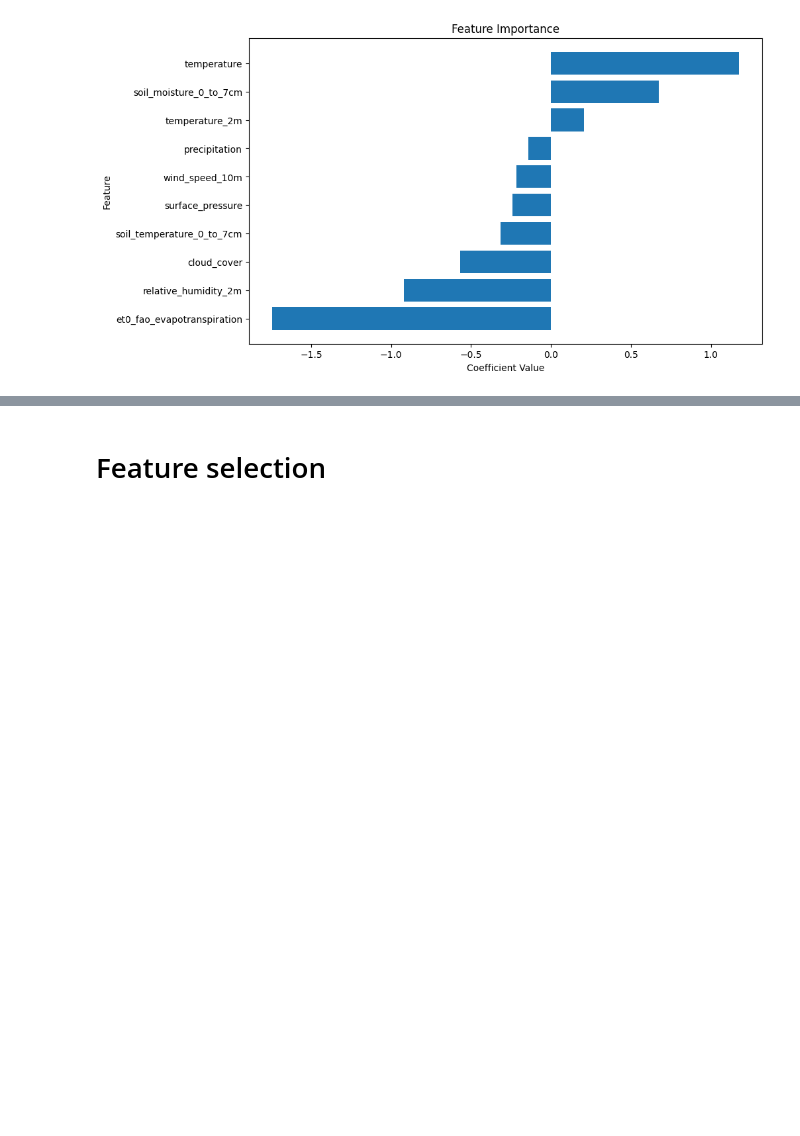
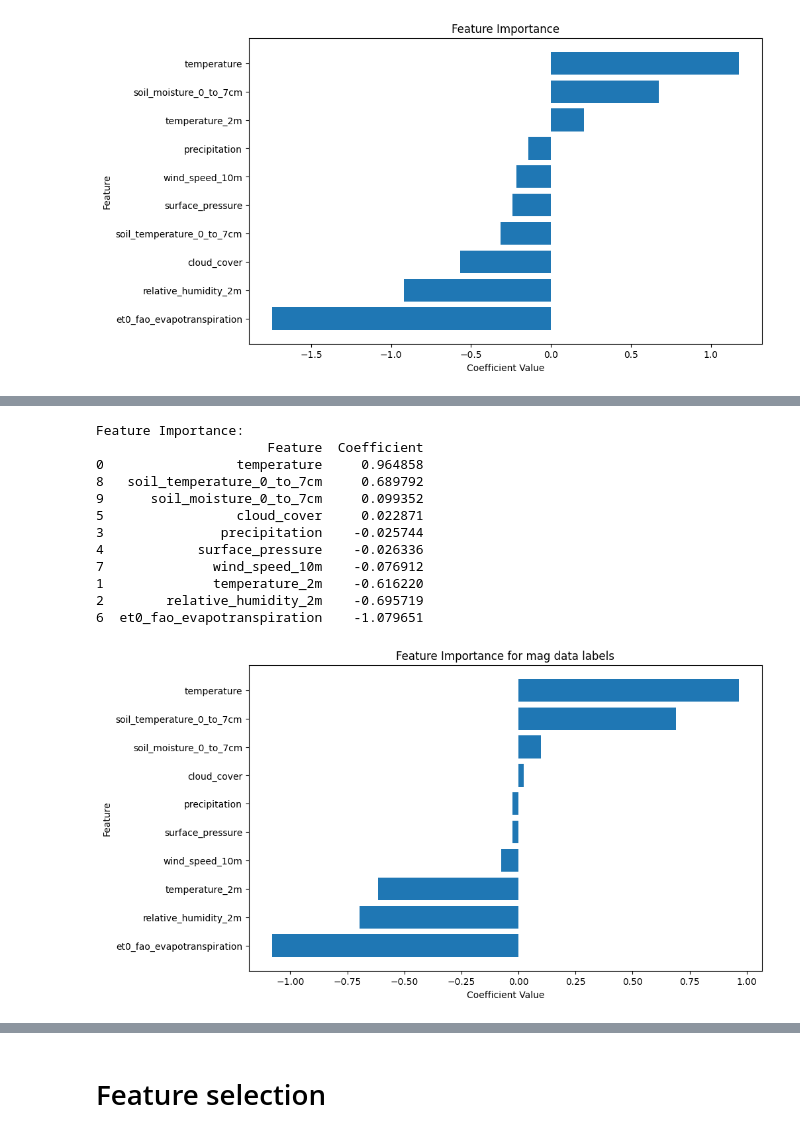
Before and after one commit to annikaijak/2nd_semester_project, a Jupyter notebook: notebooks/eda/EDA_building.ipynb, the cells around one changed output, grey strips where cells are left out. Cells and saved outputs as stored; diff of their text form; code cells hidden in the pictures; blank space fills up the shorter version.

```diff
--- a/notebooks/eda/EDA_building.ipynb
+++ b/notebooks/eda/EDA_building.ipynb
@@ -1139,0 +1303,33 @@ x10      2.075966
+# %%
+# FEATURE INFLUENCE OF THE MODEL
+coefficients = model.coef_[0]
+feature_importance_mag = pd.DataFrame({
+    'Feature': feature_columns,
+    'Coefficient': coefficients
+}).sort_values(by='Coefficient', ascending=False)
+
+print("Feature Importance:")
+print(feature_importance_mag)
+
+
+plt.figure(figsize=(10, 6))
+plt.barh(feature_importance_mag['Feature'], feature_importance_mag['Coefficient'])
+plt.xlabel('Coefficient Value')
+plt.ylabel('Feature')
+plt.title('Feature Importance for mag data labels')
+plt.gca().invert_yaxis()  # To have the highest values on top
+plt.show()
+# %% [output]
+Feature Importance:
+                      Feature  Coefficient
+0                 temperature     0.964858
+8   soil_temperature_0_to_7cm     0.689792
+9      soil_moisture_0_to_7cm     0.099352
+5                 cloud_cover     0.022871
+3               precipitation    -0.025744
+4            surface_pressure    -0.026336
+7              wind_speed_10m    -0.076912
+1              temperature_2m    -0.616220
+2        relative_humidity_2m    -0.695719
+6  et0_fao_evapotranspiration    -1.079651
+[figure, added]
```
Also changed, not shown: parts of 11 cells of this notebook, 1 other file.
